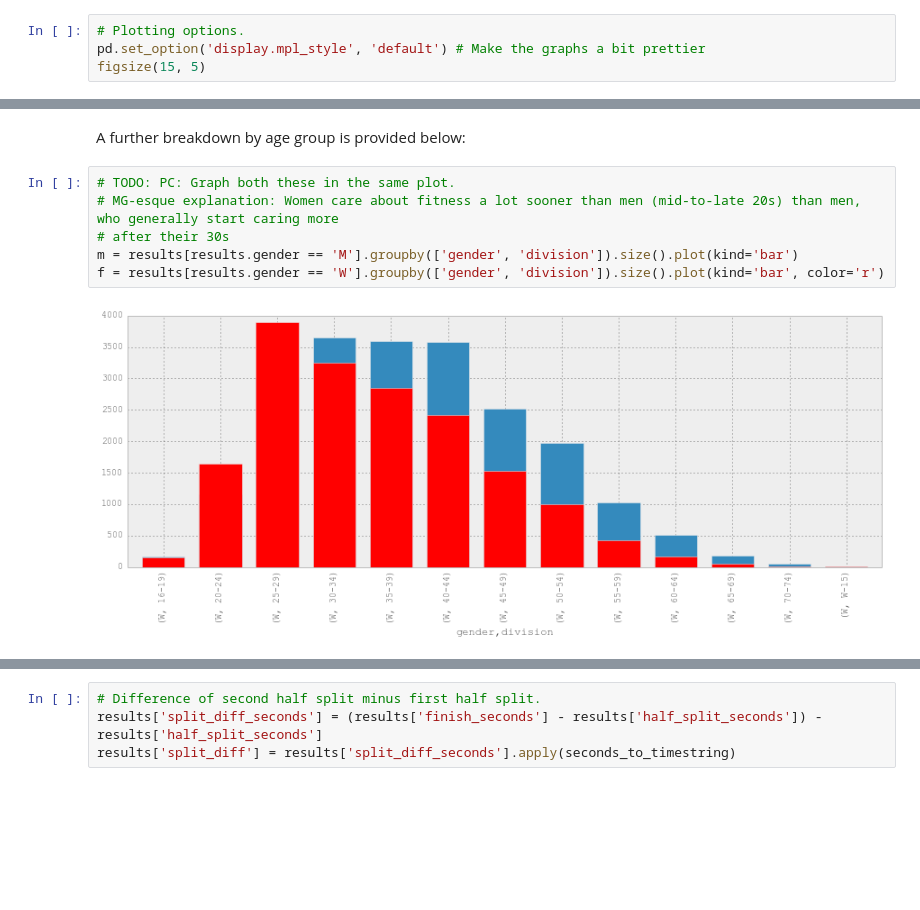
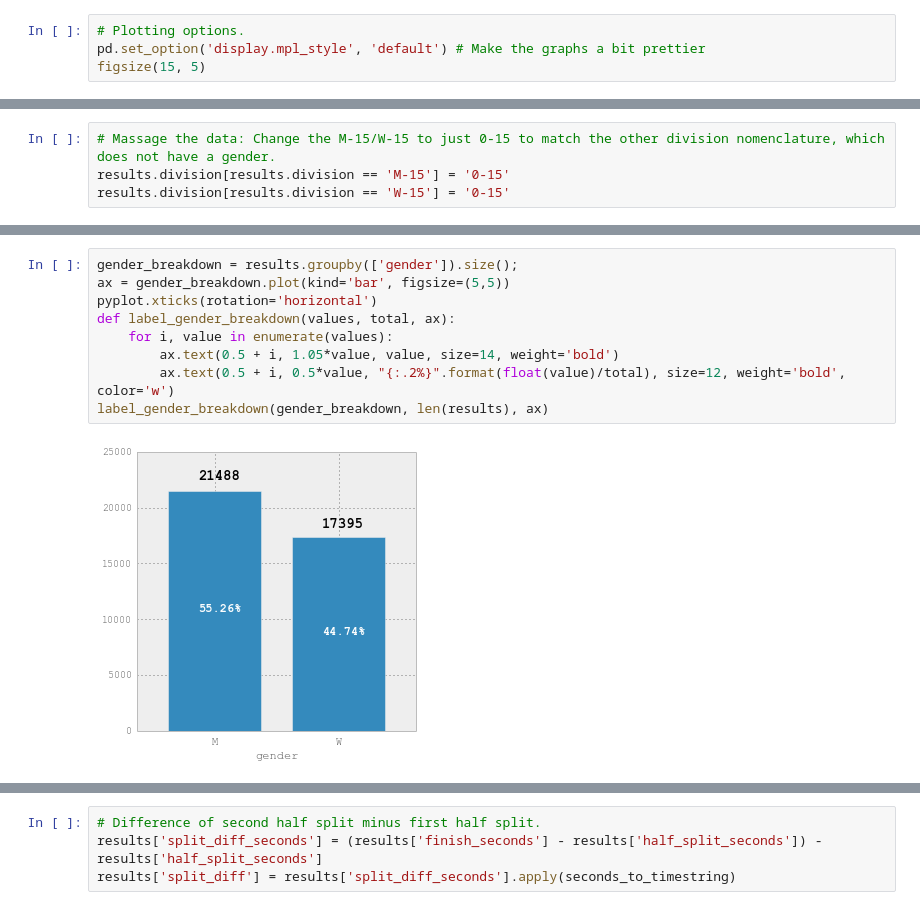
Before and after one commit to pchng/cm2013, a Jupyter notebook: 2013 Chicago Marathon Analysis.ipynb, the cells around one changed output, grey strips where cells are left out. Saved outputs shown, nothing was run; the diff lists cells and outputs as text; blank space fills up the shorter version.

```diff
--- a/2013 Chicago Marathon Analysis.ipynb
+++ b/2013 Chicago Marathon Analysis.ipynb
@@ -17,0 +21,4 @@ len(results)
+# %%
+# Massage the data: Change the M-15/W-15 to just 0-15 to match the other division nomenclature, which does not have a gender.
+results.division[results.division == 'M-15'] = '0-15'
+results.division[results.division == 'W-15'] = '0-15'
@@ -28,10 +36,11 @@ pylab.xticks(rotation='horizontal')
-# %% [markdown]
-A further breakdown by age group is provided below:
-# %%
-# TODO: PC: Graph both these in the same plot.
-# MG-esque explanation: Women care about fitness a lot sooner than men (mid-to-late 20s) than men, who generally start caring more
-# after their 30s
-m = results[results.gender == 'M'].groupby(['gender', 'division']).size().plot(kind='bar')
-f = results[results.gender == 'W'].groupby(['gender', 'division']).size().plot(kind='bar', color='r')
-# %% [output]
-[figure, removed]
+# %%
+gender_breakdown = results.groupby(['gender']).size();
+ax = gender_breakdown.plot(kind='bar', figsize=(5,5))
+pyplot.xticks(rotation='horizontal')
+def label_gender_breakdown(values, total, ax):
+    for i, value in enumerate(values):
+        ax.text(0.5 + i, 1.05*value, value, size=14, weight='bold')
+        ax.text(0.5 + i, 0.5*value, "{:.2%}".format(float(value)/total), size=12, weight='bold', color='w')
+label_gender_breakdown(gender_breakdown, len(results), ax)
+# %% [output]
+[figure, added]
```
Also changed, not shown: parts of 49 cells of this notebook.
